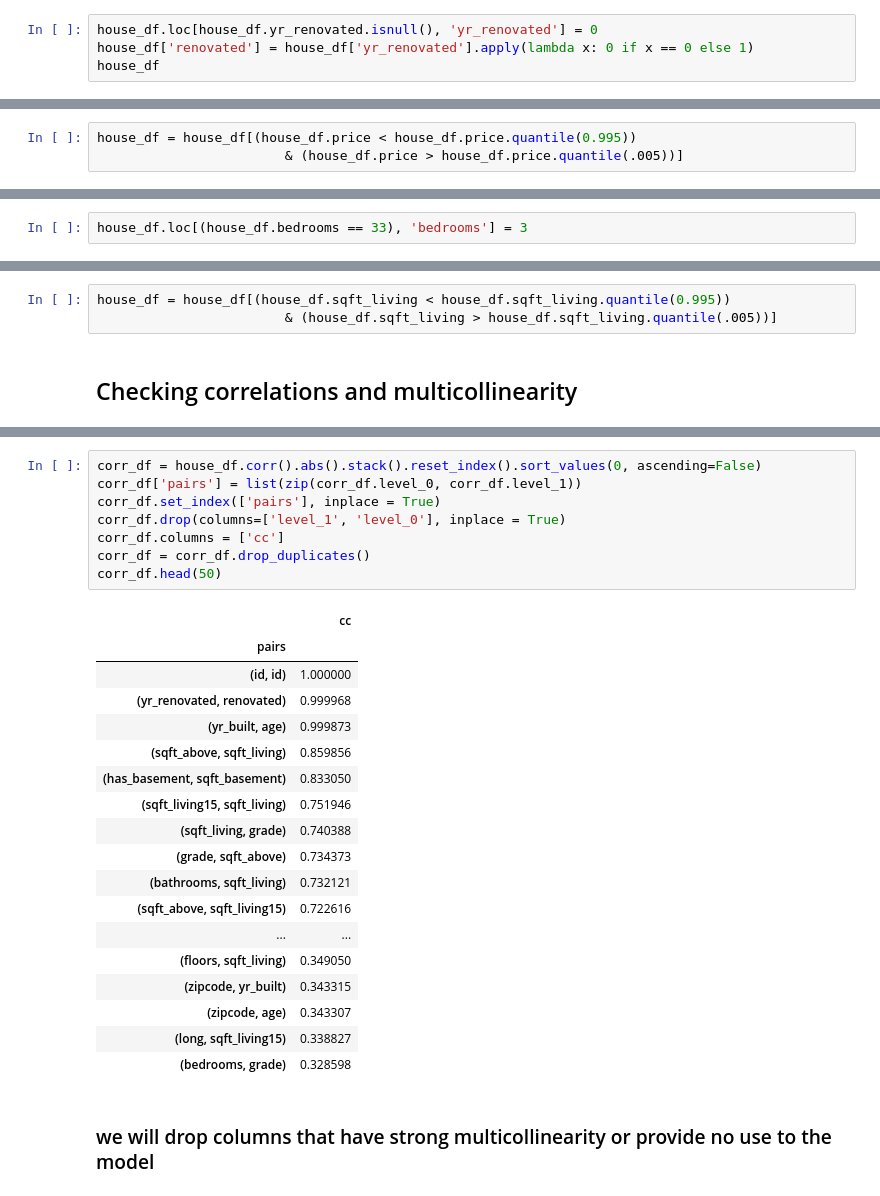
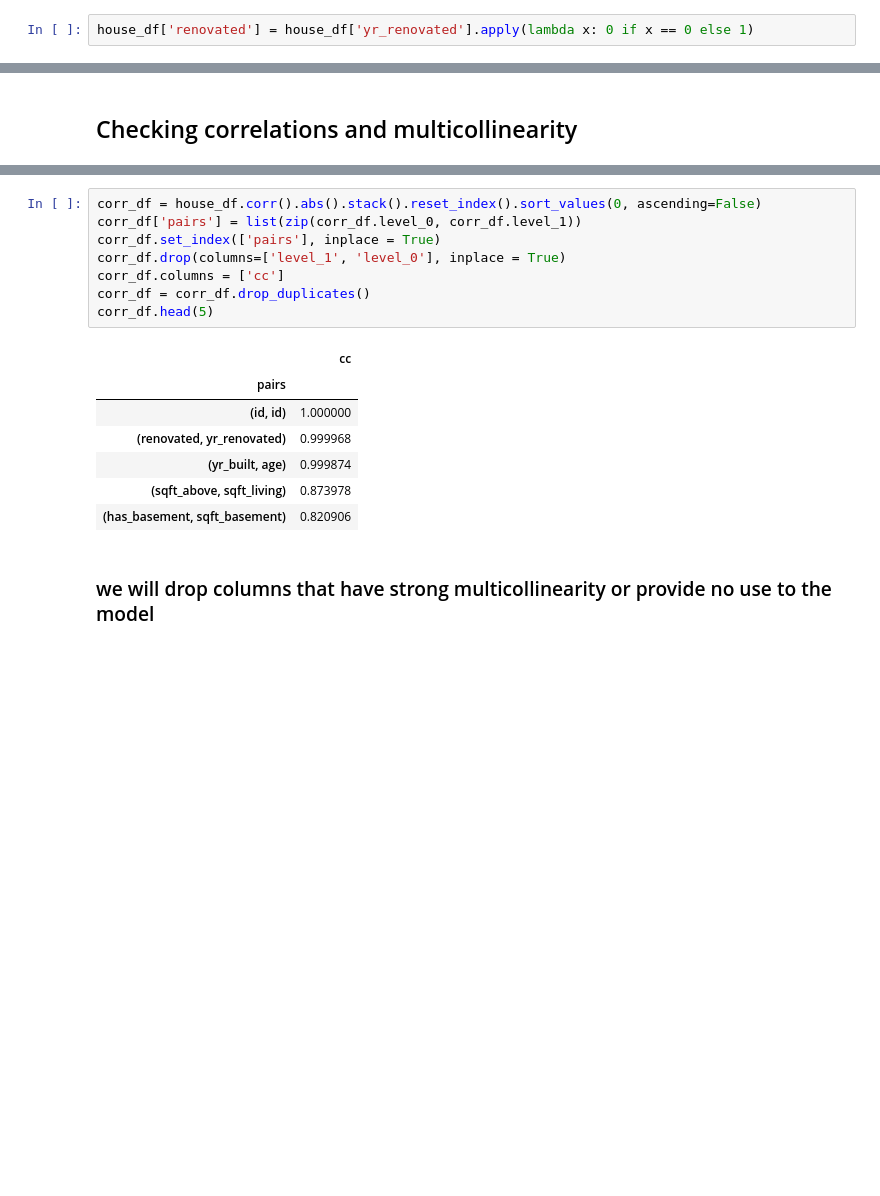
Before and after one commit to Isaac-Ndirangu-Muturi-749/Housing-Affordability-Analysis-in-King-County-Seattle, a Jupyter notebook: student.ipynb, the cells around one changed output, grey strips where cells are left out. Drawn from its saved outputs; the diff is of its cells as text; blank space fills up the shorter version.

```diff
--- a/student.ipynb
+++ b/student.ipynb
@@ -451,6 +785,4 @@ house_df
 # %% [markdown]
 ### removing null values in the 'yr_built" column and adding the 'renovated' column to show whether the house has been renovated or not
 # %%
-house_df.loc[house_df.yr_renovated.isnull(), 'yr_renovated'] = 0
 house_df['renovated'] = house_df['yr_renovated'].apply(lambda x: 0 if x == 0 else 1)
-house_df
@@ -590,3 +894,0 @@ Filtering out outliers of price in the data
-# %%
-house_df = house_df[(house_df.price < house_df.price.quantile(0.995))
-                        & (house_df.price > house_df.price.quantile(.005))]
@@ -601,2 +894,0 @@ We see the outlier on bedrooms that we change to 3 bedrooms, likely due to a typ
-# %%
-house_df.loc[(house_df.bedrooms == 33), 'bedrooms'] = 3
@@ -611,6 +895,3 @@ Filtering out outliers of living area column
-# %%
-house_df = house_df[(house_df.sqft_living < house_df.sqft_living.quantile(0.995))
-                        & (house_df.sqft_living > house_df.sqft_living.quantile(.005))]
 # %% [markdown]
 ## Checking correlations and multicollinearity
 # %%
@@ -636,30 +906,19 @@ house_df.corr()
 # %%
 corr_df = house_df.corr().abs().stack().reset_index().sort_values(0, ascending=False)
 corr_df['pairs'] = list(zip(corr_df.level_0, corr_df.level_1))
 corr_df.set_index(['pairs'], inplace = True)
 corr_df.drop(columns=['level_1', 'level_0'], inplace = True)
 corr_df.columns = ['cc']
 corr_df = corr_df.drop_duplicates()
-corr_df.head(50)
+corr_df.head(5)
 # %% [output]
 |  | cc |
 | pairs |  |
 | (id, id) | 1.000000 |
-| (yr_renovated, renovated) | 0.999968 |
-| (yr_built, age) | 0.999873 |
-| (sqft_above, sqft_living) | 0.859856 |
-| (has_basement, sqft_basement) | 0.833050 |
-| (sqft_living15, sqft_living) | 0.751946 |
-| (sqft_living, grade) | 0.740388 |
-| (grade, sqft_above) | 0.734373 |
-| (bathrooms, sqft_living) | 0.732121 |
-| (sqft_above, sqft_living15) | 0.722616 |
-| ... | ... |
-| (floors, sqft_living) | 0.349050 |
-| (zipcode, yr_built) | 0.343315 |
-| (zipcode, age) | 0.343307 |
-| (long, sqft_living15) | 0.338827 |
-| (bedrooms, grade) | 0.328598 |
+| (renovated, yr_renovated) | 0.999968 |
+| (yr_built, age) | 0.999874 |
+| (sqft_above, sqft_living) | 0.873978 |
+| (has_basement, sqft_basement) | 0.820906 |
 # %% [markdown]
 ### we will drop columns that have strong multicollinearity or provide no use to the model
 # %%
```
Also changed, not shown: parts of 129 cells of this notebook, 7 other files.
